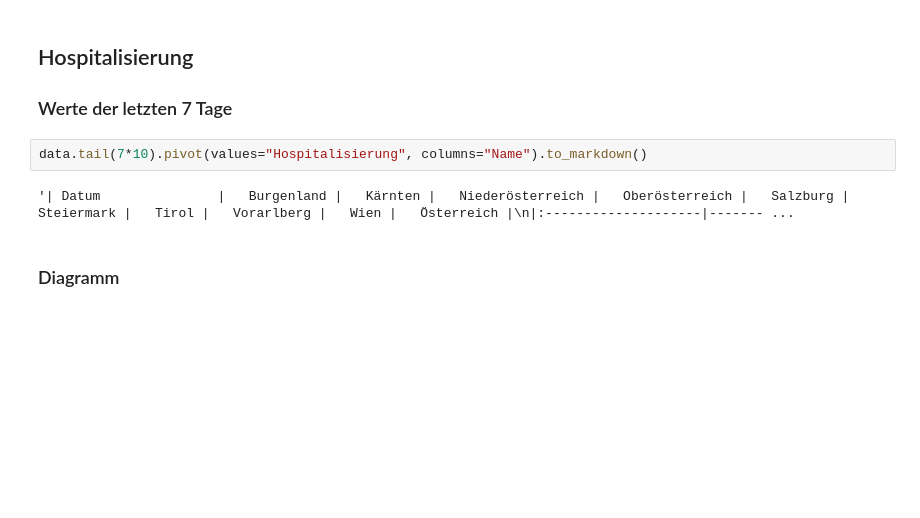
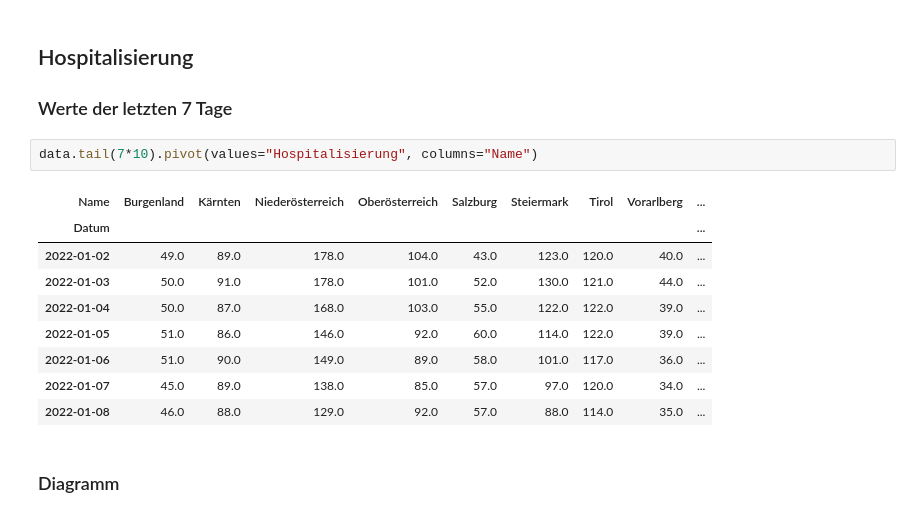
Before and after one commit to schletz/Pos5xhif, a Jupyter notebook: CovidAuswertung/covid_auswertung.ipynb, the cells around one changed output. Saved outputs shown, nothing was run; the diff lists cells and outputs as text; blank space fills up the shorter version.

```diff
--- a/CovidAuswertung/covid_auswertung.ipynb
+++ b/CovidAuswertung/covid_auswertung.ipynb
@@ -92,9 +92,17 @@ for file in glob.glob('*.png'):
 ## Hospitalisierung
 ### Werte der letzten 7 Tage
 # %%
-data.tail(7*10).pivot(values="Hospitalisierung", columns="Name").to_markdown()
+data.tail(7*10).pivot(values="Hospitalisierung", columns="Name")
 # %% [output]
-'| Datum               |   Burgenland |   Kärnten |   Niederösterreich |   Oberösterreich |   Salzburg |   Steiermark |   Tirol |   Vorarlberg |   Wien |   Österreich |\n|:--------------------|------- ...
+| Name | Burgenland | Kärnten | Niederösterreich | Oberösterreich | Salzburg | Steiermark | Tirol | Vorarlberg | ... |
+| Datum |  |  |  |  |  |  |  |  | ... |
+| 2022-01-02 | 49.0 | 89.0 | 178.0 | 104.0 | 43.0 | 123.0 | 120.0 | 40.0 | ... |
+| 2022-01-03 | 50.0 | 91.0 | 178.0 | 101.0 | 52.0 | 130.0 | 121.0 | 44.0 | ... |
+| 2022-01-04 | 50.0 | 87.0 | 168.0 | 103.0 | 55.0 | 122.0 | 122.0 | 39.0 | ... |
+| 2022-01-05 | 51.0 | 86.0 | 146.0 | 92.0 | 60.0 | 114.0 | 122.0 | 39.0 | ... |
+| 2022-01-06 | 51.0 | 90.0 | 149.0 | 89.0 | 58.0 | 101.0 | 117.0 | 36.0 | ... |
+| 2022-01-07 | 45.0 | 89.0 | 138.0 | 85.0 | 57.0 | 97.0 | 120.0 | 34.0 | ... |
+| 2022-01-08 | 46.0 | 88.0 | 129.0 | 92.0 | 57.0 | 88.0 | 114.0 | 35.0 | ... |
 # %% [markdown]
 ### Diagramm
 # %%
```
Also changed, not shown: parts of 1 cell of this notebook, 2 other files.
